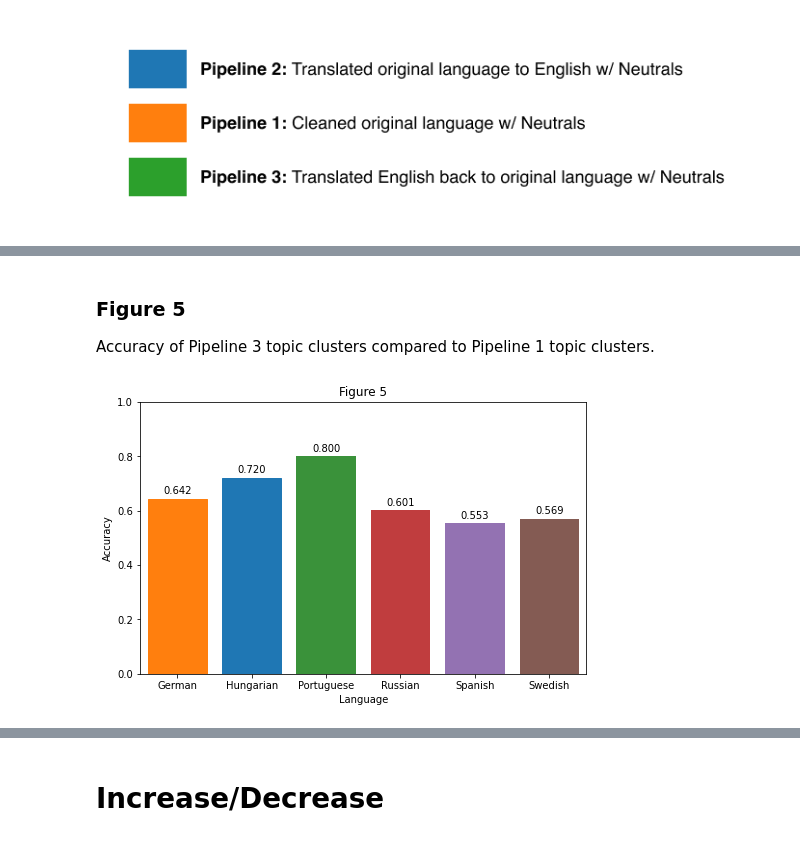
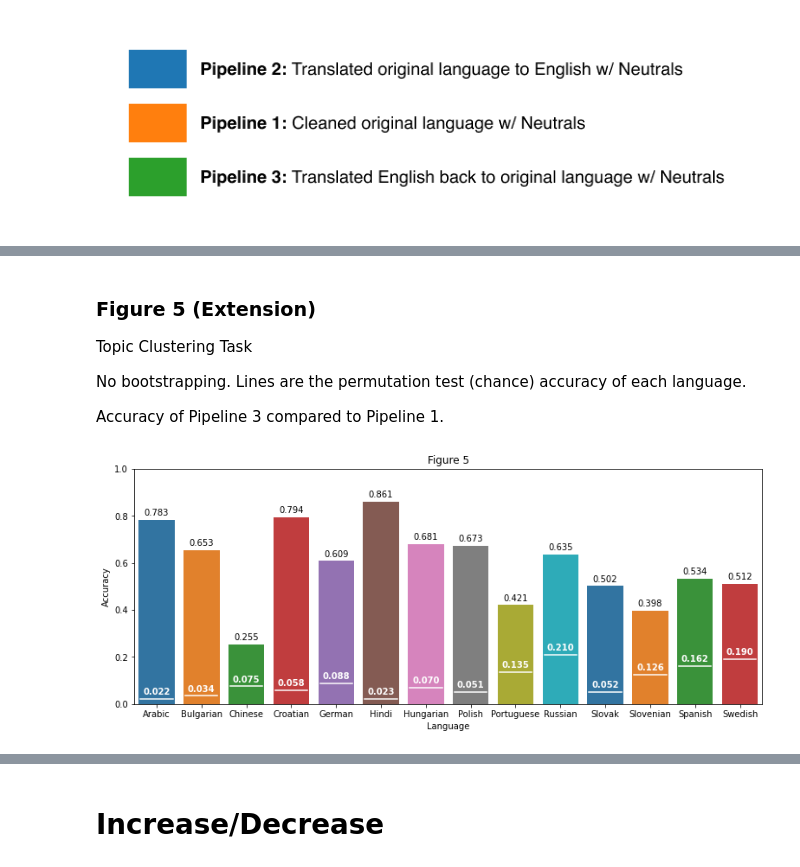
Before and after one commit to edward-chew/machine-translation, a Jupyter notebook: results.ipynb, the cells around one changed output, grey strips where cells are left out. Drawn from its saved outputs; the diff is of its cells as text; code cells hidden in the pictures.

Commit message:
Add new figures

```diff
--- a/results.ipynb
+++ b/results.ipynb
@@ -102,0 +94,2 @@ for lang_file in sorted(os.listdir(dir_name)):
+# %%
+cluster_data = read_cluster_data("All Languages_EnglishToOriginal_TopicClusterOutput", "Tweet text_Clean_Cluster", "ReverseTrans_Cluster")
@@ -111,8 +152,8 @@ Comparison of Pipeline 1: Cleaned Original Language and Pipeline 2: Translated t
 def lower_dist(i):
     return abs(fig_data["Confidence"][i][0] - fig_data["MedianAccuracy"][i])
 # %%
-pl1_data = data["Pipeline 1"]["NoNeuTweets"]["Combined"]
-pl2_data = data["Pipeline 2"]["NoNeuTweets"]["Combined"]
+pl1_data = sent_data["Pipeline 1"]["NoNeuTweets"]["Combined"]
+pl2_data = sent_data["Pipeline 2"]["NoNeuTweets"]["Combined"]
 fig_data = pd.DataFrame({"Pipeline": ["Pipeline 1:\nCleaned Original Language\nw/o Neutrals", "Pipeline 2:\nTranslated to English\nw/o Neutrals"],
                      "Median": [pl1_data["Median"], pl2_data["Median"]],
                      "99 Distance": [pl1_data["99 Distance"], pl2_data["99 Distance"]]})
@@ -148,7 +191,7 @@ plt.savefig("Figures/figure1.png", bbox_inches="tight")
 Comparison of Pipeline 1: Cleaned Original Language and Pipeline 3: Translated Back to Original Language accuracies accross all languages.
 # %%
-pl1_data = data["Pipeline 1"]["NoNeuTweets"]["Combined"]
-pl3_data = data["Pipeline 3"]["NoNeuTweets"]["Combined"]
+pl1_data = sent_data["Pipeline 1"]["NoNeuTweets"]["Combined"]
+pl3_data = sent_data["Pipeline 3"]["NoNeuTweets"]["Combined"]
 fig_data = pd.DataFrame({"Pipeline": ["Pipeline 1:\nCleaned Original Language\nw/o Neutrals", "Pipeline 3:\nTranslated Back to Original\nw/o Neutrals"],
                      "Median": [pl1_data["Median"], pl3_data["Median"]],
                      "99 Distance": [pl1_data["99 Distance"], pl3_data["99 Distance"]]})
@@ -328,9 +382,9 @@ These figures use the full dataset, *with* neutrals.
 # %%
 pipelines = ["Pipeline 2:\nTranslated to English", "Pipeline 1:\nCleaned Original Language", "Pipeline 3:\nTranslated Back to Original"]
 # %%
-pl1_data = data["Pipeline 1"]["AllTweets"]["Combined"]
-pl2_data = data["Pipeline 2"]["AllTweets"]["Combined"]
-pl3_data = data["Pipeline 3"]["AllTweets"]["Combined"]
+pl1_data = sent_data["Pipeline 1"]["AllTweets"]["Combined"]
+pl2_data = sent_data["Pipeline 2"]["AllTweets"]["Combined"]
+pl3_data = sent_data["Pipeline 3"]["AllTweets"]["Combined"]
 fig_data = pd.DataFrame({"Pipeline": pipelines,
                      "Median": [pl2_data["Median"], pl1_data["Median"], pl3_data["Median"]],
                      "99 Distance": [pl2_data["99 Distance"], pl1_data["99 Distance"], pl3_data["99 Distance"]]})
@@ -473,33 +500,52 @@ plt.savefig("Figures/figure4-15.png", bbox_inches="tight")
 # %% [markdown]
-### Figure 5
-Accuracy of Pipeline 3 topic clusters compared to Pipeline 1 topic clusters.
+### Figure 5 (Extension)
+
+Topic Clustering Task
+
+No bootstrapping. Lines are the permutation test (chance) accuracy of each language.
+
+Accuracy of Pipeline 3 compared to Pipeline 1.
 # %%
 fig_data = pd.DataFrame({"Language": list(cluster_data.keys()),
-                     "Median": [x["Median"] for x in cluster_data.values()],
-                     "99 Distance": [x["99 Distance"] for x in cluster_data.values()]})
+                     "Median": [cluster_data[lang]["Accuracy"] for lang in cluster_data],
+                     "Perm Test": [cluster_data[lang]["Perm Test"] for lang in cluster_data]})
 
-plt.rcParams["figure.figsize"] = (8,5)
+plt.rcParams["figure.figsize"] = (13,5)
 
+fig, ax = plt.subplots()
 bp = sns.barplot(
     data=fig_data,
     x="Language",
     y="Median",
-    yerr=fig_data["99 Distance"])
+    palette=sns.color_palette("tab10"),
+    ax=ax)
 
 plt.ylim(0, 1)
 bp.set_title("Figure 5")
 bp.set(xlabel="Language", ylabel="Accuracy")
 
-bp.patches[0].set_color("tab:orange")
-bp.patches[1].set_color("tab:blue")
+# Generate the horizontal chance lines on each bar
+for i in range(len(fig_data)):
+    bp.axhline(fig_data["Perm Test"][i],
+               xmin=i / len(fig_data) + 0.01,
+               xmax=(i + 1) / len(fig_data) - 0.01,
+               color="white")
 
-for bar in bp.patches:
+for i, bar in enumerate(bp.patches):
+    # Annotate the bar height
     bp.annotate(format(bar.get_height(), '.3f'),
                (bar.get_x() + bar.get_width() / 2,
                 bar.get_height()), ha='center', va='center',
                 size=10, xytext=(0, 8),
                 textcoords='offset points')
+    # Annotate horizontal lines
+    bp.annotate(format(fig_data["Perm Test"][i], '.3f'),
+                (i, fig_data["Perm Test"][i]),
+                ha='center', va='center',
+                size=10, xytext=(0, 8),
+                textcoords='offset points',
+                color="white", weight=700)
 
 plt.savefig("Figures/figure5.png", bbox_inches="tight")
 # %% [output]
-[figure, old version]
+[figure, new version]
```
Also changed, not shown: parts of 60 cells of this notebook.
